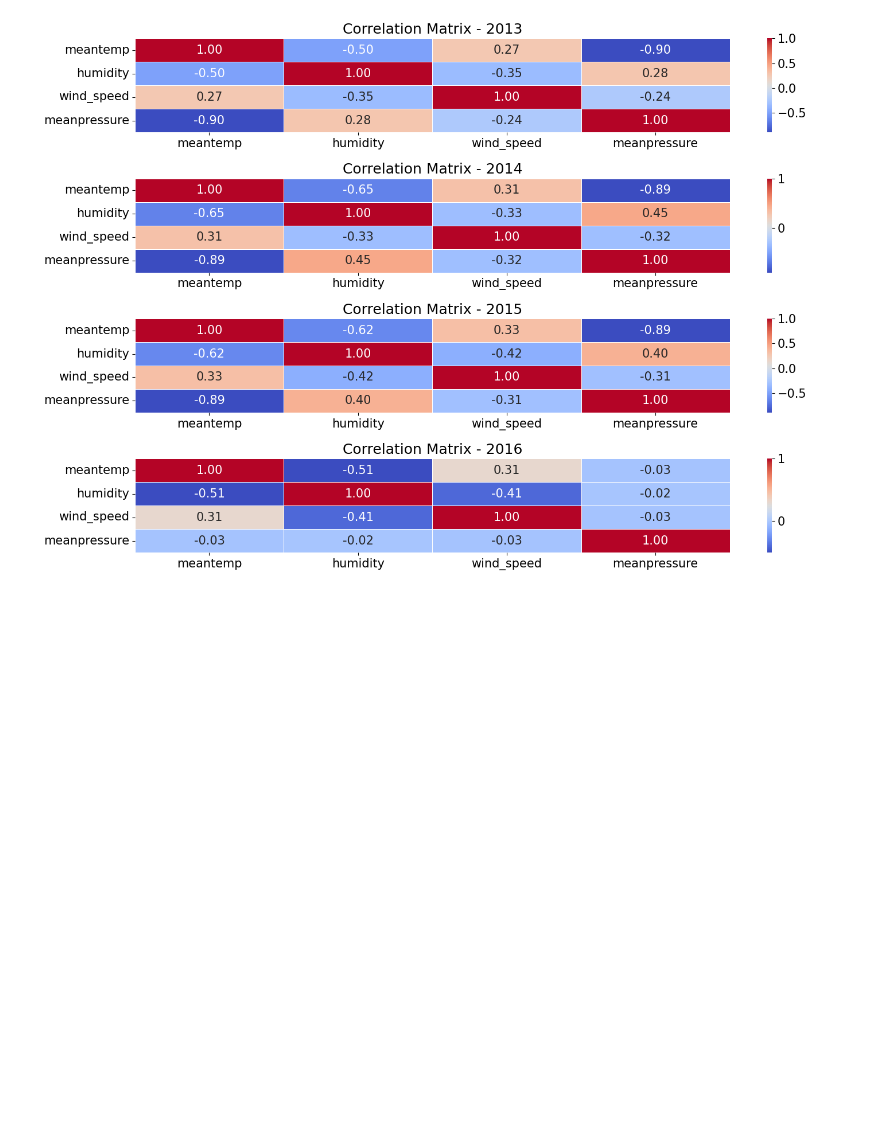
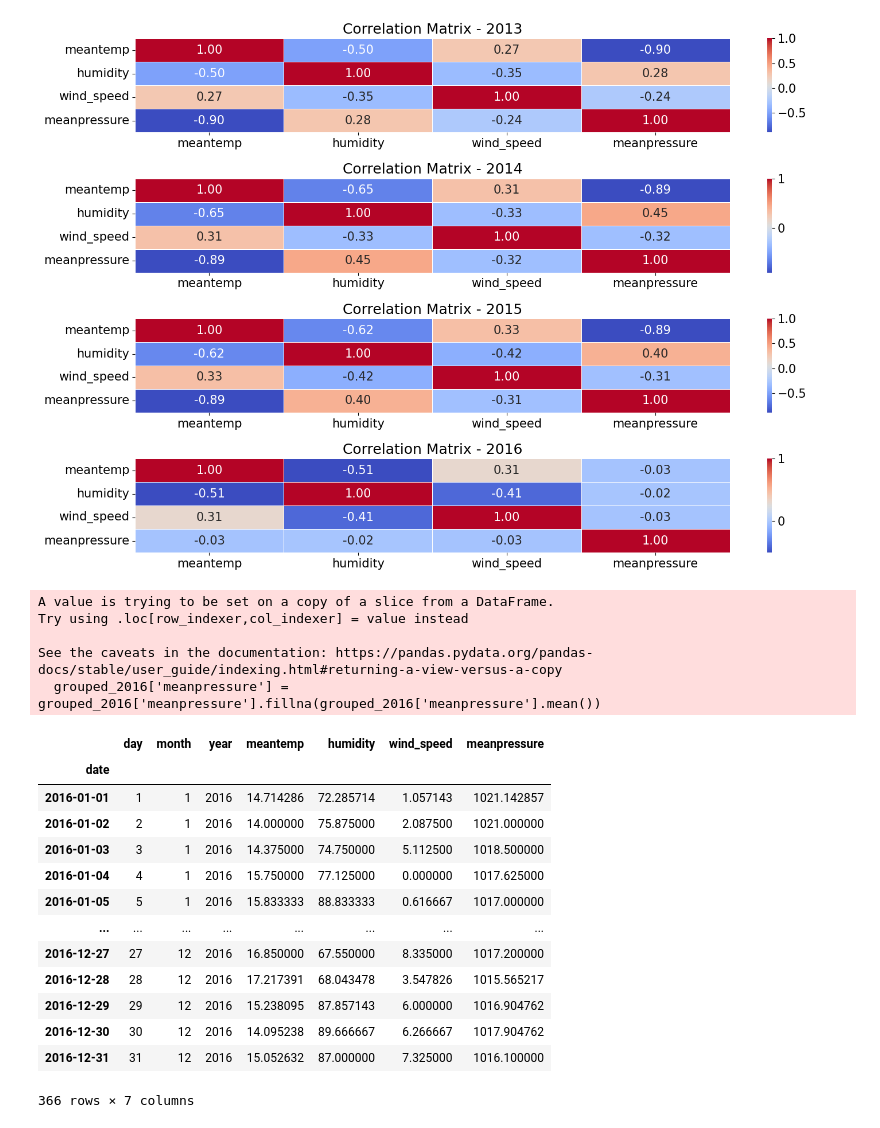
Before and after one commit to nwudochika/CMSC6950_Project, a Jupyter notebook: CMSC6950_Project.ipynb, the cells around one changed output. Saved outputs shown, nothing was run; the diff lists cells and outputs as text; code cells hidden in the pictures; blank space fills up the shorter version.

```diff
--- a/CMSC6950_Project.ipynb
+++ b/CMSC6950_Project.ipynb
@@ -497,0 +496,24 @@ my_mean(my_list)
+# %%
+# Replacing missing values in mean pressure clumn
+grouped_2016['meanpressure'] = grouped_2016['meanpressure'].fillna(grouped_2016['meanpressure'].mean())
+grouped_2016
+# %% [output]
+A value is trying to be set on a copy of a slice from a DataFrame.
+Try using .loc[row_indexer,col_indexer] = value instead
+
+See the caveats in the documentation: https://pandas.pydata.org/pandas-docs/stable/user_guide/indexing.html#returning-a-view-versus-a-copy
+  grouped_2016['meanpressure'] = grouped_2016['meanpressure'].fillna(grouped_2016['meanpressure'].mean())
+|  | day | month | year | meantemp | humidity | wind_speed | meanpressure |
+| date |  |  |  |  |  |  |  |
+| 2016-01-01 | 1 | 1 | 2016 | 14.714286 | 72.285714 | 1.057143 | 1021.142857 |
+| 2016-01-02 | 2 | 1 | 2016 | 14.000000 | 75.875000 | 2.087500 | 1021.000000 |
+| 2016-01-03 | 3 | 1 | 2016 | 14.375000 | 74.750000 | 5.112500 | 1018.500000 |
+| 2016-01-04 | 4 | 1 | 2016 | 15.750000 | 77.125000 | 0.000000 | 1017.625000 |
+| 2016-01-05 | 5 | 1 | 2016 | 15.833333 | 88.833333 | 0.616667 | 1017.000000 |
+| ... | ... | ... | ... | ... | ... | ... | ... |
+| 2016-12-27 | 27 | 12 | 2016 | 16.850000 | 67.550000 | 8.335000 | 1017.200000 |
+| 2016-12-28 | 28 | 12 | 2016 | 17.217391 | 68.043478 | 3.547826 | 1015.565217 |
+| 2016-12-29 | 29 | 12 | 2016 | 15.238095 | 87.857143 | 6.000000 | 1016.904762 |
+| 2016-12-30 | 30 | 12 | 2016 | 14.095238 | 89.666667 | 6.266667 | 1017.904762 |
+| 2016-12-31 | 31 | 12 | 2016 | 15.052632 | 87.000000 | 7.325000 | 1016.100000 |
+366 rows × 7 columns
```
Also changed, not shown: parts of 6 cells of this notebook.
